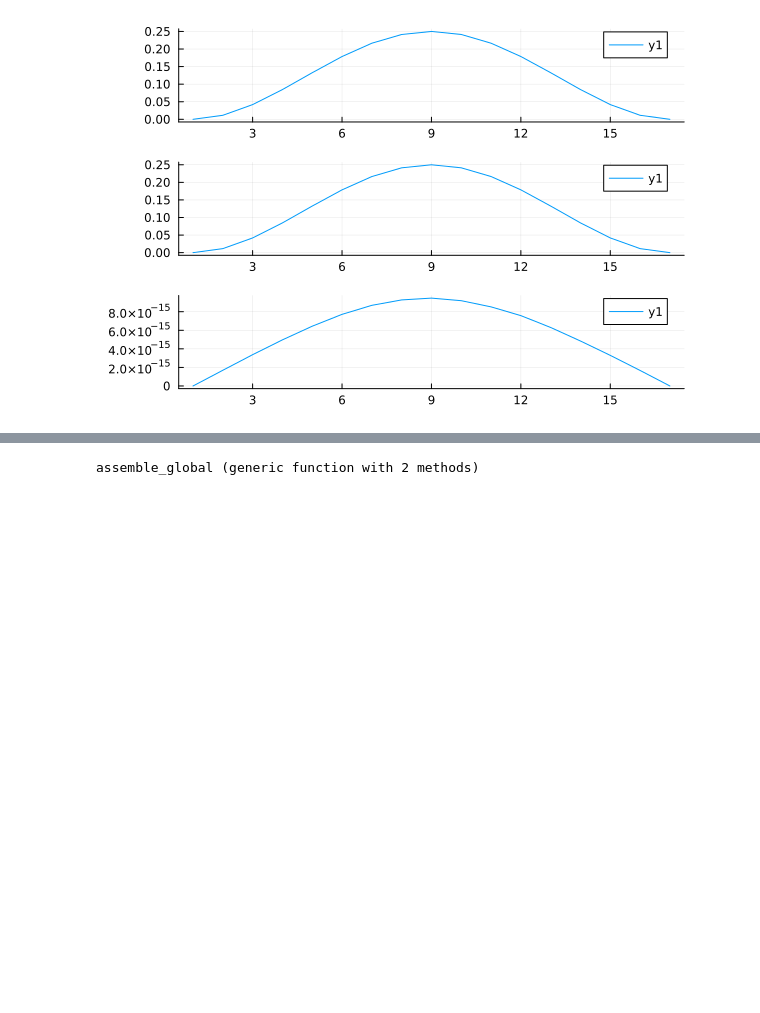
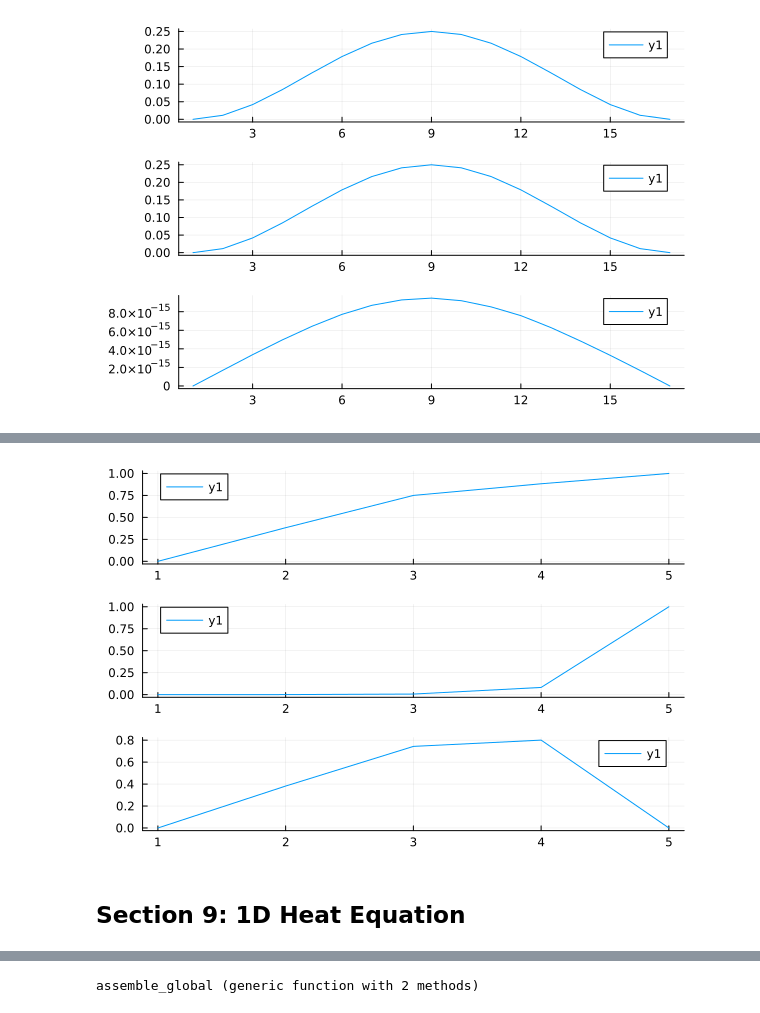
Before and after one commit to ziolai/finite_element_electrical_engineering, a Jupyter notebook: project-based-assignment/metal-hydride-storage/notebooks/for-anouchka.ipynb, the cells around one changed output, grey strips where cells are left out. Drawn from its saved outputs; the diff is of its cells as text; code cells hidden in the pictures; blank space fills up the shorter version.

```diff
--- a/project-based-assignment/metal-hydride-storage/notebooks/for-anouchka.ipynb
+++ b/project-based-assignment/metal-hydride-storage/notebooks/for-anouchka.ipynb
@@ -724,0 +517,61 @@ plot(p1,p2,p3, layout = (3,1))
+# %%
+nels  = (4,)        # number of elements in each spatial direction
+left  = Vec((0.,))   # start point for geometry: lower-left point of the square
+right = Vec((1.,))   # end point for geometry: upper-right point of the square
+grid = generate_grid(Line,nels,left,right)
+
+order = 1
+ip = Lagrange{RefLine, order}()
+qr = QuadratureRule{RefLine}(2*order+1)
+cellvalues = CellValues(qr, ip)
+
+dh = DofHandler(grid)
+add!(dh, :u, ip)
+close!(dh)
+
+K = allocate_matrix(dh)
+
+ch = ConstraintHandler(dh)
+
+∂Ω = union(
+    getfacetset(grid, "left"),
+    getfacetset(grid, "right")
+)
+
+dbc0 = Dirichlet(:u, getfacetset(grid, "left"), (x, t) -> 0)
+add!(ch, dbc0)
+dbc1 = Dirichlet(:u, getfacetset(grid, "right"), (x, t) -> 1)
+add!(ch, dbc1)
+close!(ch)
+
+K, f = assemble_global(cellvalues, K, dh);
+
+apply!(K, f, ch)
+u = K \ f;
+
+# define analytical solution
+epsilon = 0.1
+u_anal(x::Vec) = (exp(x[1]/epsilon) - 1) / (exp(1/epsilon) - 1)
+u_anal(node::Node) = u_anal(node.x)
+
+# initialize vector holding the analytical solution
+u_appl_analytical = zeros(ndofs(dh))
+
+# set the analytical solution at the DOFS - note use of function with a bang
+apply_analytical!(u_appl_analytical, dh, :u, u_anal)
+
+# set the analytical solution at the nodes - applies reordering - out is a matrix
+u_appl_analytical_at_nodes = evaluate_at_grid_nodes(dh, u_appl_analytical, :u)
+
+# set numerical solution at the nodes - applies reordering - out is a matrix
+u_computed_at_nodes = evaluate_at_grid_nodes(dh, u, :u)
+
+p1 = plot(u_computed_at_nodes)
+p2 = plot(u_appl_analytical_at_nodes)
+p3 = plot(abs.(u_computed_at_nodes-u_appl_analytical_at_nodes))
+plot(p1,p2,p3, layout = (3,1))
+# plot(p3)
+# %% [output]
+[figure, added]
+# %% [markdown]
+## Section 9: 1D Heat Equation
```
Also changed, not shown: parts of 19 cells of this notebook.
